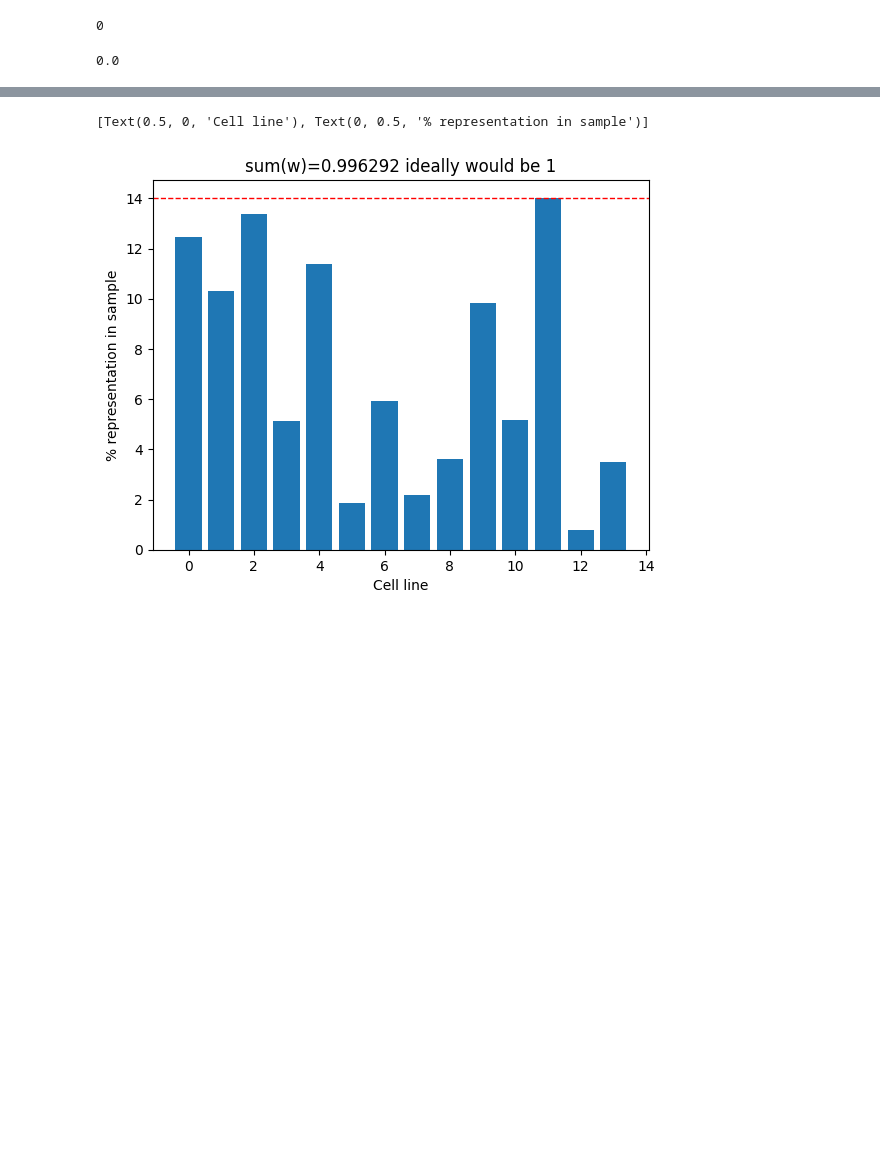
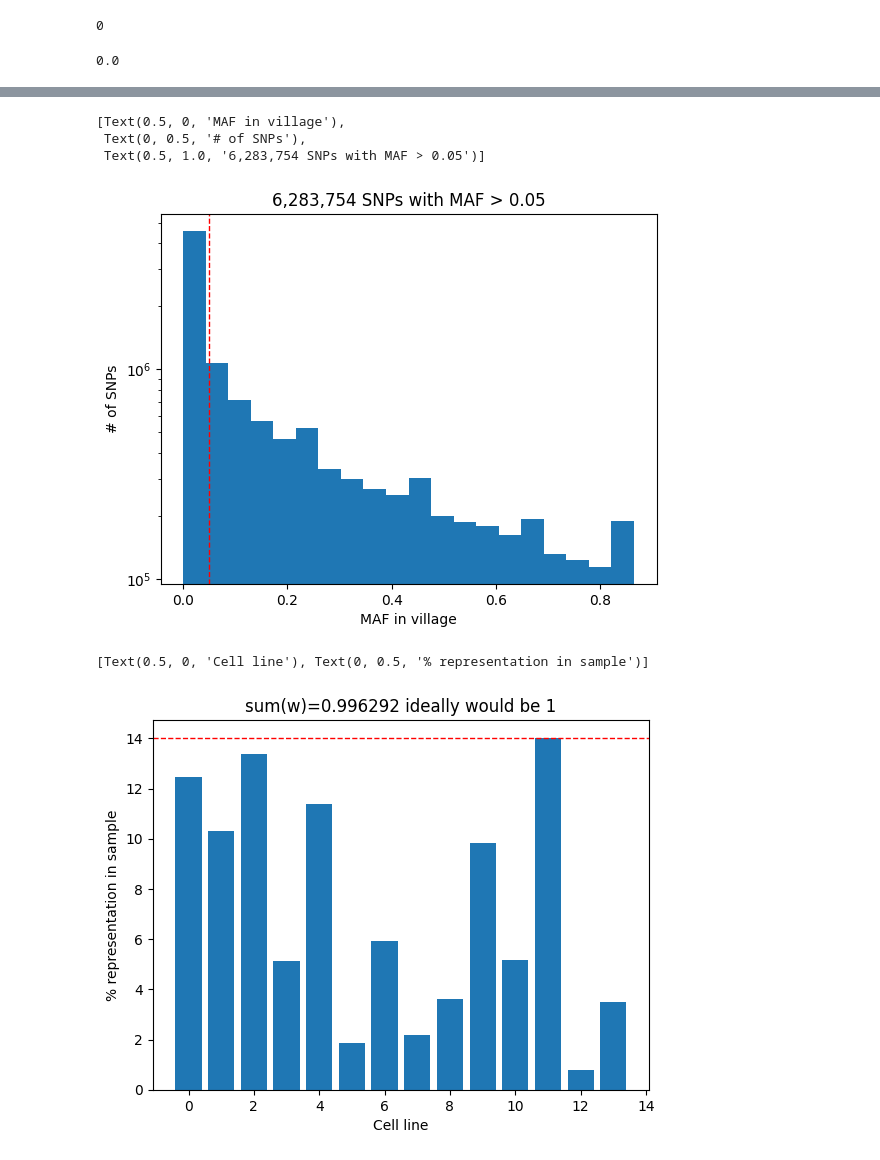
Before and after one commit to daklab/poolqtl, a Jupyter notebook: src/ariana_round2.ipynb, the cells around one changed output, grey strips where cells are left out. Cells and saved outputs as stored; diff of their text form; code cells hidden in the pictures; blank space fills up the shorter version.

```diff
--- a/src/ariana_round2.ipynb
+++ b/src/ariana_round2.ipynb
@@ -172,3 +201,16 @@ ax3.set(xlabel = "# of reads observed with SNP", ylabel = "# of SNPs",
+# %%
+maf_thresh = 0.05
+fig, ax4 = plt.subplots(1,1)
+#n_keep = np.sum(geno.totalCount > total_thres)
+maf = np.sum(geno.iloc[:,5:geno.shape[1]], axis=1) / geno.shape[1]
+ax4.hist(maf, log=True, bins = 20)
+ax4.axvline(x=maf_thresh, color='r', linestyle='dashed', linewidth=1)
+ax4.set(xlabel = "MAF in village", ylabel = "# of SNPs", title=f"{np.sum(maf > maf_thresh):,} SNPs with MAF > {maf_thresh}")
+# %% [output]
+[Text(0.5, 0, 'MAF in village'),
+ Text(0, 0.5, '# of SNPs'),
+ Text(0.5, 1.0, '6,283,754 SNPs with MAF > 0.05')]
+[figure, added]
 # %%
 import torch
 torch_matmul = lambda x,y : (torch.tensor(x) @ torch.tensor(y)).numpy() # do we need this? apparently yes!?
```
Also changed, not shown: parts of 16 cells of this notebook, 1 other file.
